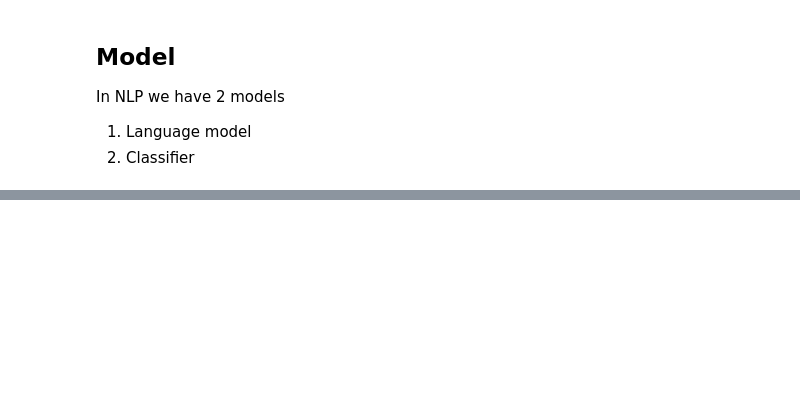
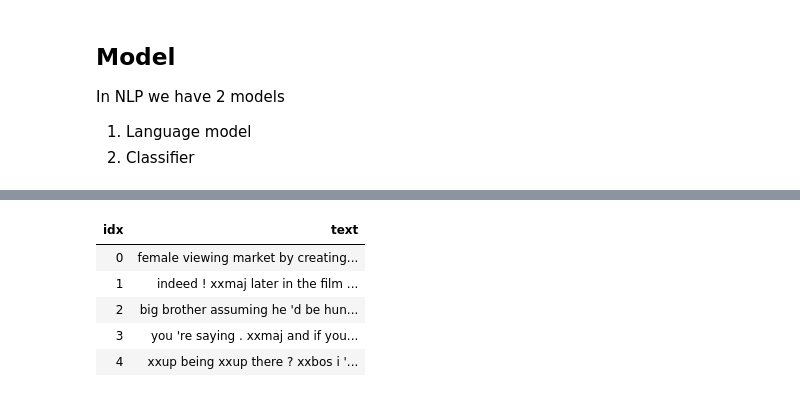
Before and after one commit to chamarthisireesha/fastai, a Jupyter notebook: lect3_imdb.ipynb, the cells around one changed output, grey strips where cells are left out. Saved outputs shown, nothing was run; the diff lists cells and outputs as text; code cells hidden in the pictures; blank space fills up the shorter version.

```diff
--- a/lect3_imdb.ipynb
+++ b/lect3_imdb.ipynb
@@ -96,0 +232,9 @@ bs=48
+# %%
+data_lm.show_batch()
+# %% [output]
+| idx | text |
+| 0 | female viewing market by creating... |
+| 1 | indeed ! xxmaj later in the film ... |
+| 2 | big brother assuming he 'd be hun... |
+| 3 | you 're saying . xxmaj and if you... |
+| 4 | xxup being xxup there ? xxbos i '... |
```
Also changed, not shown: parts of 61 cells of this notebook, 2 other files.
